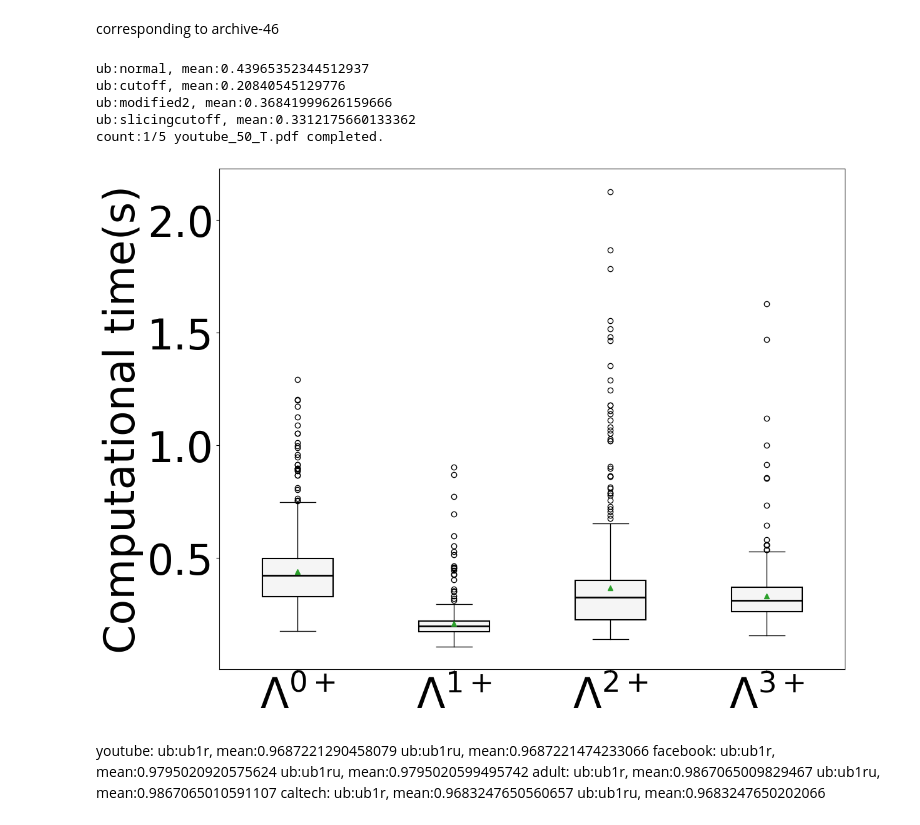
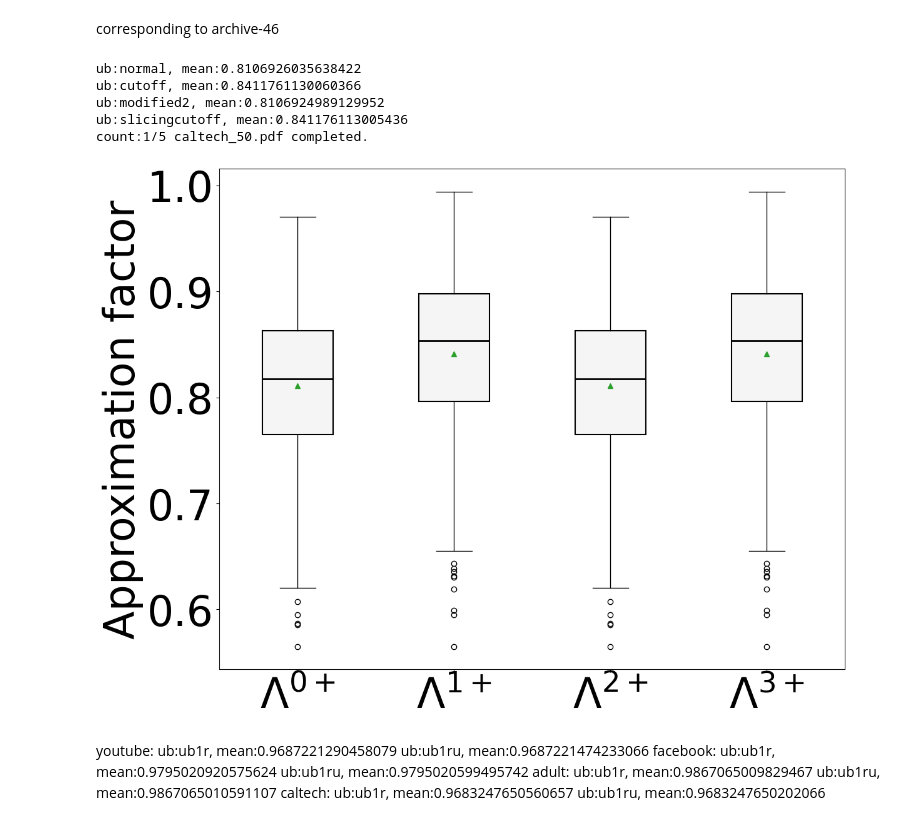
Before and after one commit to tongch8819/SubOptKnapsack, a Jupyter notebook: notebooks/ploter_multiple_knapsack.ipynb, the cells around one changed output. Saved outputs shown, nothing was run; the diff lists cells and outputs as text; code cells hidden in the pictures.

```diff
--- a/notebooks/ploter_multiple_knapsack.ipynb
+++ b/notebooks/ploter_multiple_knapsack.ipynb
@@ -50,7 +50,7 @@ def load_12_series(upper_bound: str, task_name: str, source_dir: str):
     X, Y, Z, W = list(zip(*res))   # change it to two columns
     return X, Y, Z, W
 
-task_list = ['youtube']
+task_list = ['caltech']
 
 ub_list = [
     'normal', 'cutoff', 'modified2', 'slicingcutoff'
@@ -179,39 +179,39 @@ for task in task_list:
     #     data = b_data_list[i]
     #     ub = ub_list[i]
 
     #     flier_props["markerfacecolor"] = color_list[cc]
     #     whisker_props["color"] = whisker_color_list[cc]
 
     #     xtick_labels = []
     #     for b in b_range:
     #         if int(b) % 2 == 1:
     #             xtick_labels.append(b)
     #         else:
     #             xtick_labels.append(" ")
 
     #     bp = ax.boxplot(data,label=ub_title_dict[ub], patch_artist=True, tick_labels=xtick_labels, showmeans=True, boxprops=box_props, medianprops=median_props
     #                     , meanprops=mean_props, flierprops=flier_props, whiskerprops=whisker_props, capprops=whisker_props)
     #     # plt.axhline(y = worst_case, color = 'r', linestyle = '-')
 
     #     for median in bp["medians"]:
     #         median.set_color("black")
     #     for box in bp["boxes"]:
     #         box.set_facecolor(color_list[cc])
 
     #     cc = cc + 1
 
     #     plt.legend()
 
     #     plt.savefig(os.path.join(result_dir, f"{task}_{n}_v{suffix}.pdf"), format='pdf', bbox_inches='tight')
     #     count = count + 1
     #     print(f"count:{count}/{total_count} {task}_v.jpg completed.")
 # %% [output]
-ub:normal, mean:0.43965352344512937
-ub:cutoff, mean:0.20840545129776
-ub:modified2, mean:0.36841999626159666
-ub:slicingcutoff, mean:0.3312175660133362
-count:1/5 youtube_50_T.pdf completed.
+ub:normal, mean:0.8106926035638422
+ub:cutoff, mean:0.8411761130060366
+ub:modified2, mean:0.8106924989129952
+ub:slicingcutoff, mean:0.841176113005436
+count:1/5 caltech_50.pdf completed.
-[figure, old version]
+[figure, new version]
 # %% [markdown]
 youtube:
 ub:ub1r, mean:0.9687221290458079
```
Also changed, not shown: 28 other files.
